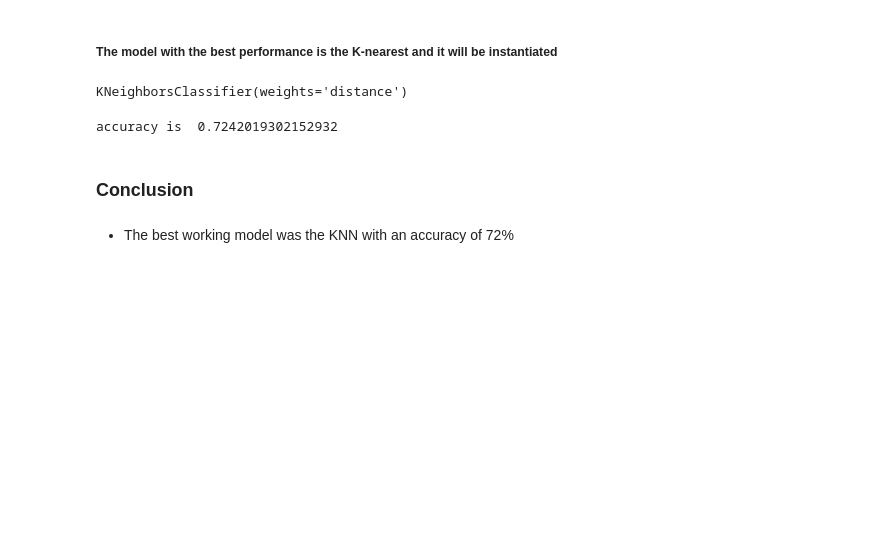
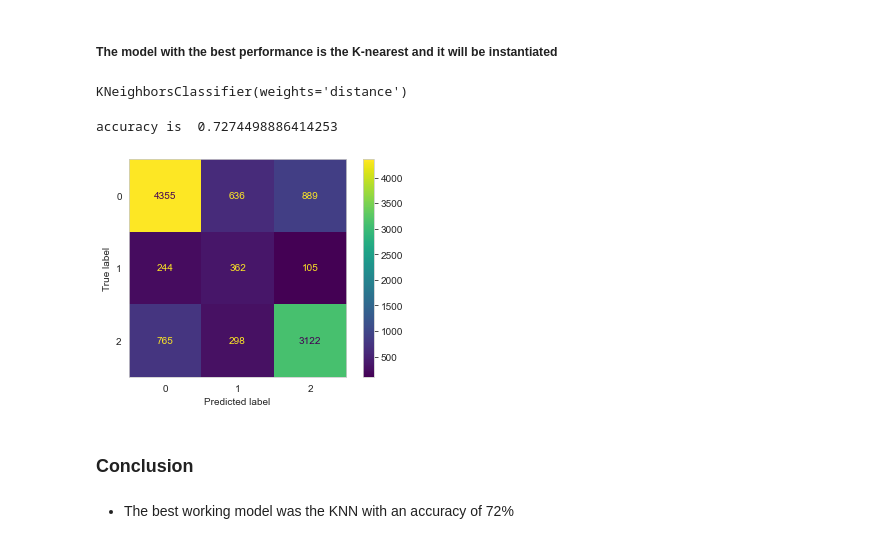
Before and after one commit to BrianNderu/Tanzania-Water-Wells-Project, a Jupyter notebook: index.ipynb, the cells around one changed output. Saved outputs shown, nothing was run; the diff lists cells and outputs as text; code cells hidden in the pictures; blank space fills up the shorter version.

```diff
--- a/index.ipynb
+++ b/index.ipynb
@@ -612,7 +612,7 @@ accuracy score of tuned random forest is 0.6536748329621381
 # %%
 #defining parameters
 param_grid = {'penalty' : ['l2'],
-               'C' :  [0.1],
+               'C' :  [1000000],
                'solver' : ['lbfgs','newton-cg']}
 # %%
 log = LogisticRegression()
@@ -689,7 +706,13 @@ KNeighborsClassifier(weights='distance')
 preds = knn_final_model.predict(X_test_scaled)
 print("accuracy is ", accuracy_score(y_test_1, preds))
 # %% [output]
-accuracy is  0.7242019302152932
+accuracy is  0.7274498886414253
+# %%
+from sklearn.metrics import plot_confusion_matrix
+plot_confusion_matrix(knn_final_model, X_test_scaled, y_test_1)
+plt.grid(False)
+# %% [output]
+[figure, added]
 # %% [markdown]
 ### Conclusion
 # %% [markdown]
```
Also changed, not shown: parts of 11 cells of this notebook, 2 other files.
